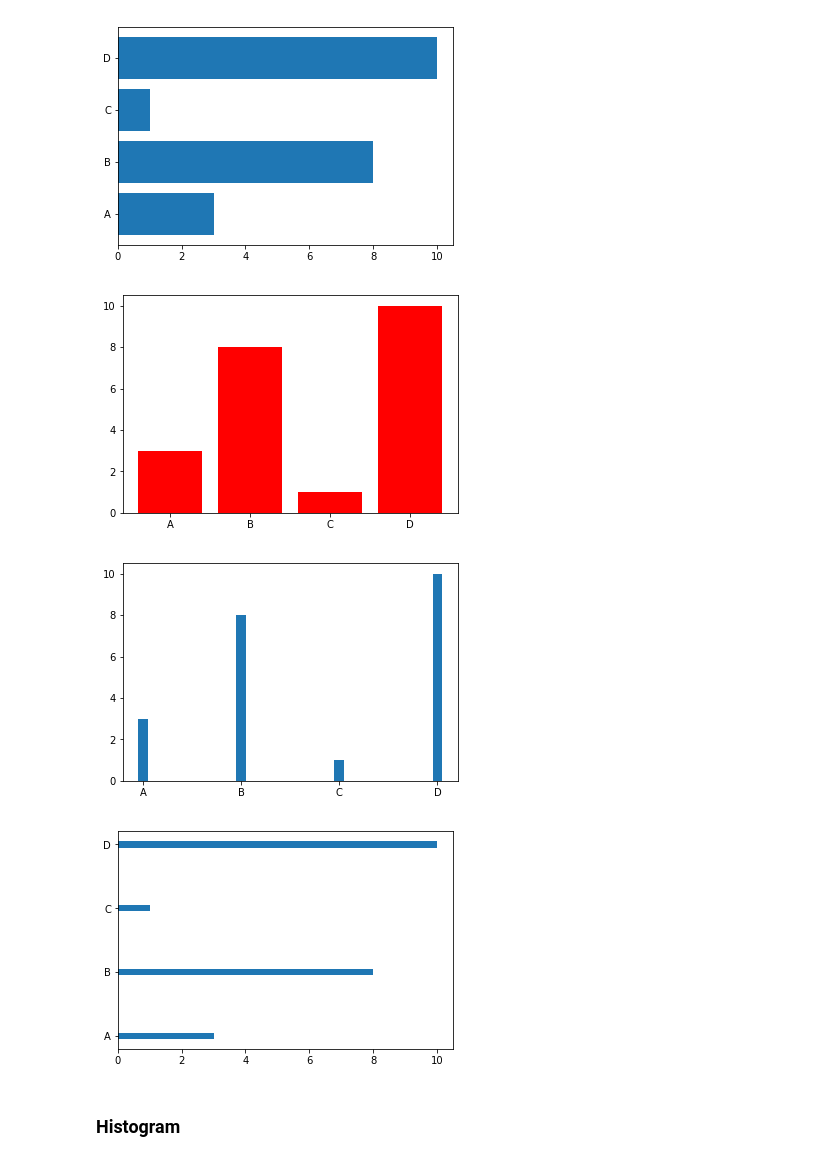
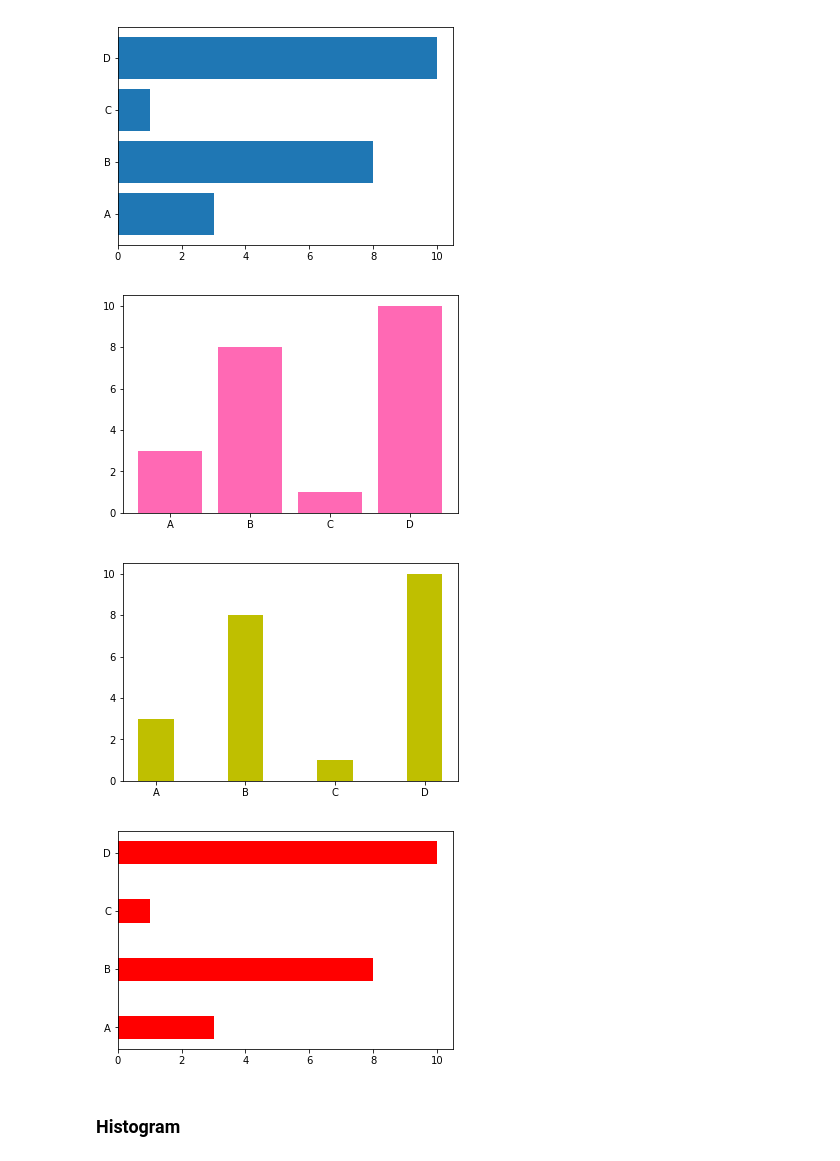
Before and after one commit to Sagarlatake/Matplotlib-Overview, a Jupyter notebook: Matplotlib.ipynb, the cells around one changed output. Cells and saved outputs as stored; diff of their text form; code cells hidden in the pictures.

```diff
--- a/Matplotlib.ipynb
+++ b/Matplotlib.ipynb
@@ -610,28 +616,28 @@ plt.show()
 # %%
 x = np.array(["A", "B", "C", "D"])
 y = np.array([3, 8, 1, 10])
 
-plt.bar(x, y, color = "red")
+plt.bar(x, y, color = "hotpink")
 plt.show()
 # %% [output]
-[figure, old version]
+[figure, new version]
 # %%
 # Width
 x = np.array(["A", "B", "C", "D"])
 y = np.array([3, 8, 1, 10])
 
-plt.bar(x, y, width = 0.1)
+plt.bar(x, y, width = 0.4, color = 'y')
 plt.show()
 # %% [output]
-[figure, old version]
+[figure, new version]
 # %%
 x = np.array(["A", "B", "C", "D"])
 y = np.array([3, 8, 1, 10])
 
-plt.barh(x, y, height = 0.1)
+plt.barh(x, y, height = 0.4, color = 'r')
 plt.show()
 # %% [output]
-[figure, old version]
+[figure, new version]
 # %% [markdown]
 ### Histogram
 # %%
```
Also changed, not shown: parts of 9 cells of this notebook.
